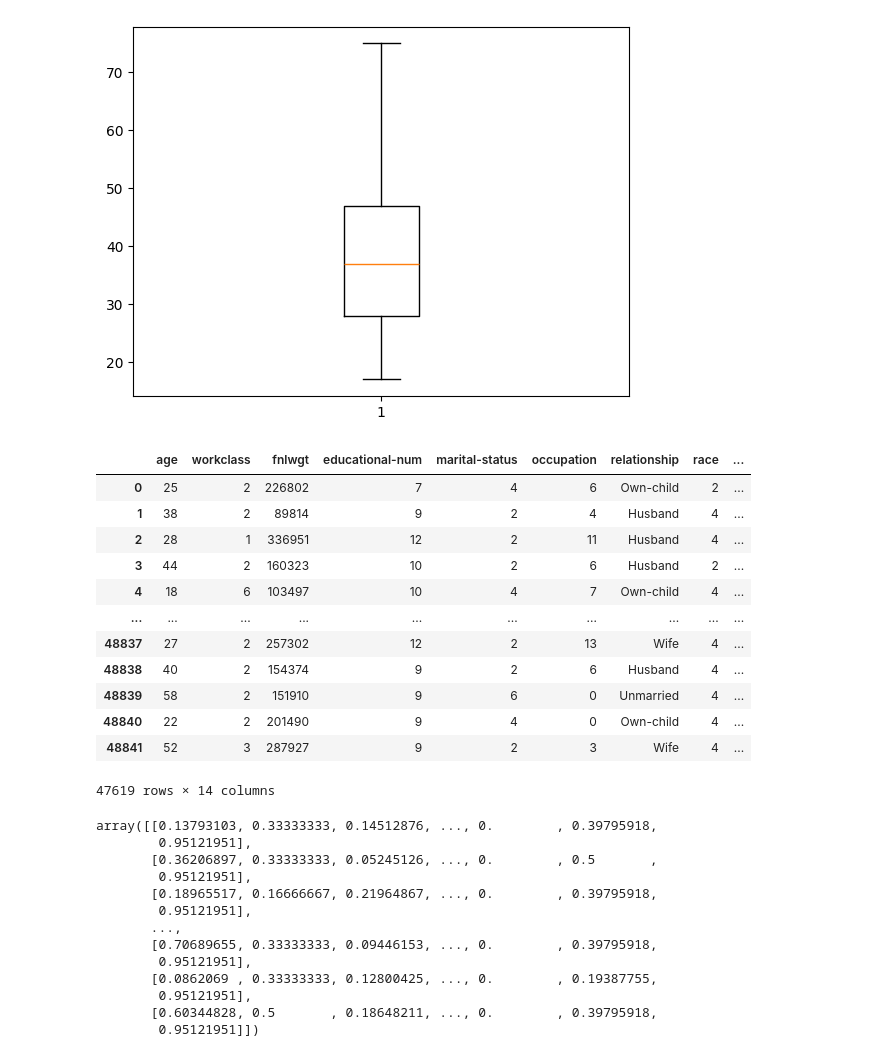
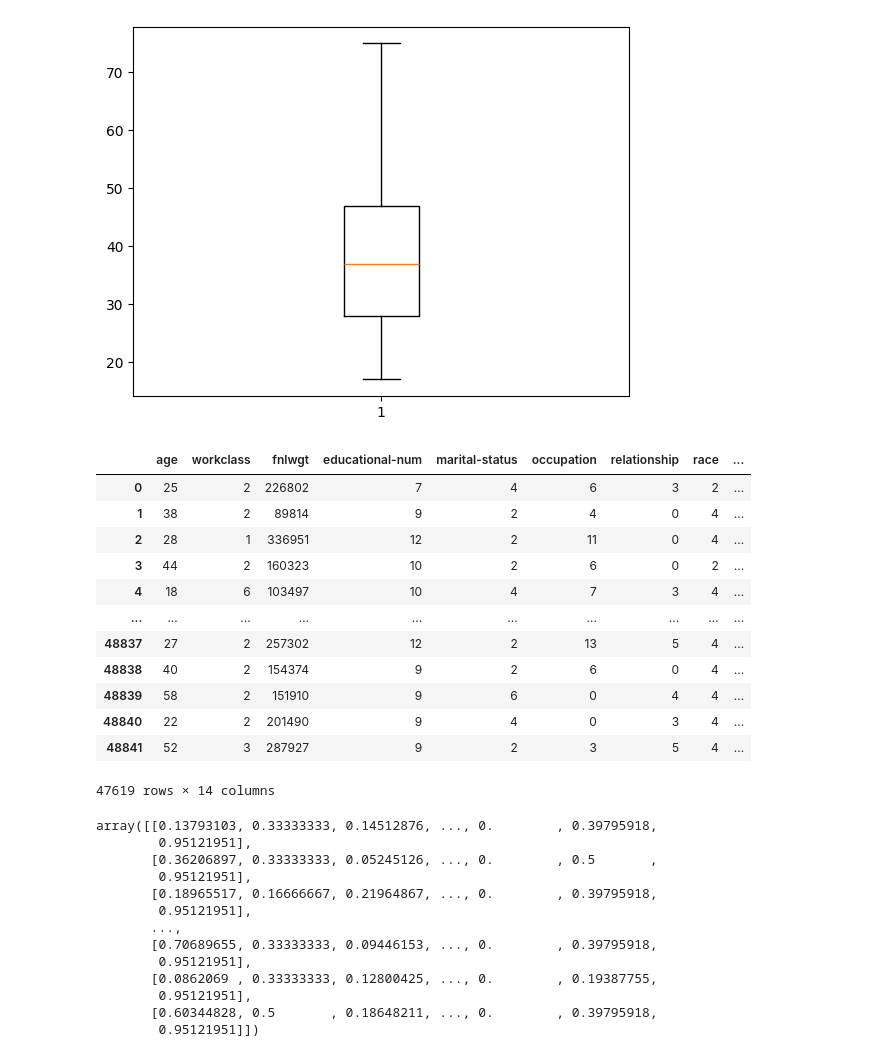
Before and after one commit to Hruday-p/hruday, a Jupyter notebook: EmployeeSalaryPrediction.ipynb, the cells around one changed output. Drawn from its saved outputs; the diff is of its cells as text; code cells hidden in the pictures.

```diff
--- a/EmployeeSalaryPrediction.ipynb
+++ b/EmployeeSalaryPrediction.ipynb
@@ -346,27 +360,28 @@ plt.show()
 # %%
 #label encoding
 from sklearn.preprocessing import LabelEncoder
 le=LabelEncoder()
 data['workclass']=le.fit_transform(data['workclass'])
 data['marital-status']=le.fit_transform(data['marital-status'])
 data['occupation']=le.fit_transform(data['occupation'])
+data['relationship']=le.fit_transform(data['relationship'])
 data['gender']=le.fit_transform(data['gender'])
 data['race']=le.fit_transform(data['race'])
 data['native-country']=le.fit_transform(data['native-country'])
 data
 # %% [output]
 |  | age | workclass | fnlwgt | educational-num | marital-status | occupation | relationship | race | ... |
-| 0 | 25 | 2 | 226802 | 7 | 4 | 6 | Own-child | 2 | ... |
-| 1 | 38 | 2 | 89814 | 9 | 2 | 4 | Husband | 4 | ... |
-| 2 | 28 | 1 | 336951 | 12 | 2 | 11 | Husband | 4 | ... |
-| 3 | 44 | 2 | 160323 | 10 | 2 | 6 | Husband | 2 | ... |
-| 4 | 18 | 6 | 103497 | 10 | 4 | 7 | Own-child | 4 | ... |
+| 0 | 25 | 2 | 226802 | 7 | 4 | 6 | 3 | 2 | ... |
+| 1 | 38 | 2 | 89814 | 9 | 2 | 4 | 0 | 4 | ... |
+| 2 | 28 | 1 | 336951 | 12 | 2 | 11 | 0 | 4 | ... |
+| 3 | 44 | 2 | 160323 | 10 | 2 | 6 | 0 | 2 | ... |
+| 4 | 18 | 6 | 103497 | 10 | 4 | 7 | 3 | 4 | ... |
 | ... | ... | ... | ... | ... | ... | ... | ... | ... | ... |
-| 48837 | 27 | 2 | 257302 | 12 | 2 | 13 | Wife | 4 | ... |
-| 48838 | 40 | 2 | 154374 | 9 | 2 | 6 | Husband | 4 | ... |
-| 48839 | 58 | 2 | 151910 | 9 | 6 | 0 | Unmarried | 4 | ... |
-| 48840 | 22 | 2 | 201490 | 9 | 4 | 0 | Own-child | 4 | ... |
-| 48841 | 52 | 3 | 287927 | 9 | 2 | 3 | Wife | 4 | ... |
+| 48837 | 27 | 2 | 257302 | 12 | 2 | 13 | 5 | 4 | ... |
+| 48838 | 40 | 2 | 154374 | 9 | 2 | 6 | 0 | 4 | ... |
+| 48839 | 58 | 2 | 151910 | 9 | 6 | 0 | 4 | 4 | ... |
+| 48840 | 22 | 2 | 201490 | 9 | 4 | 0 | 3 | 4 | ... |
+| 48841 | 52 | 3 | 287927 | 9 | 2 | 3 | 5 | 4 | ... |
 47619 rows × 14 columns
 # %%
 x=data.drop(columns=['income']) #input
```
Also changed, not shown: parts of 8 cells of this notebook.
